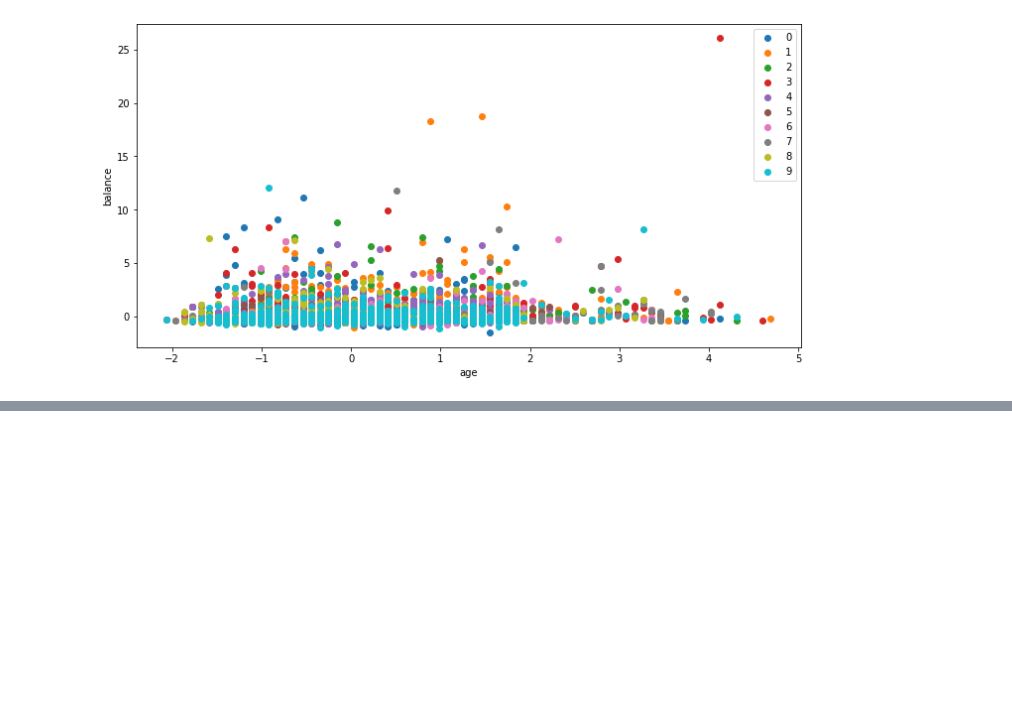
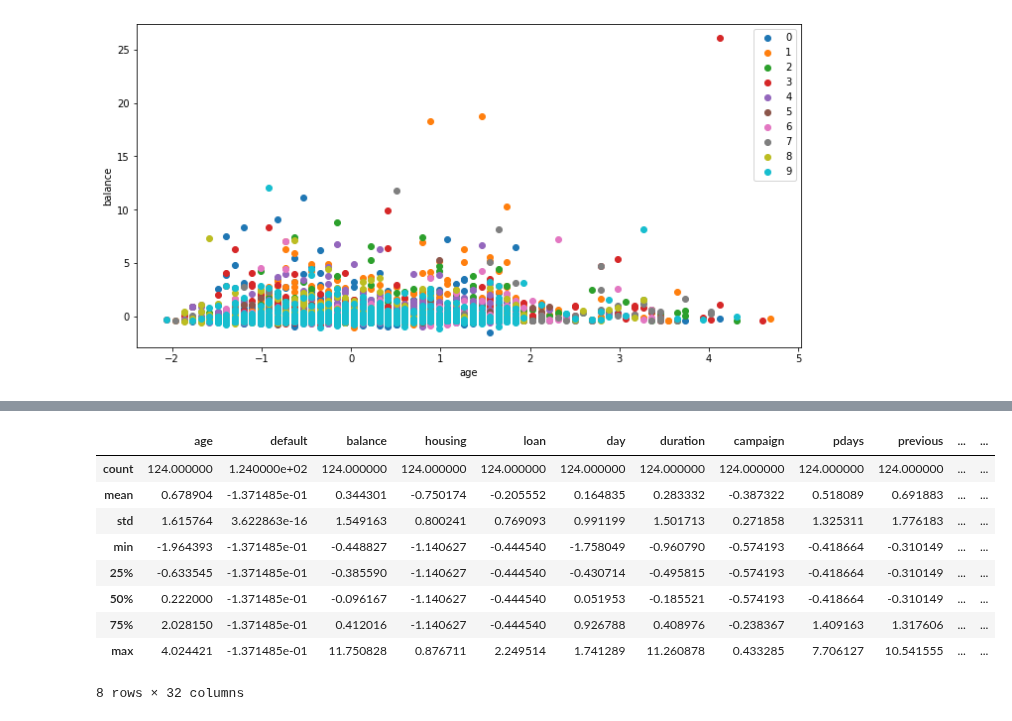
Before and after one commit to seonghyeokcho/Python, a Jupyter notebook: 01_basic_notion/pre-processing_technique.ipynb, the cells around one changed output, grey strips where cells are left out. Saved outputs shown, nothing was run; the diff lists cells and outputs as text; code cells hidden in the pictures; blank space fills up the shorter version.

```diff
--- a/01_basic_notion/pre-processing_technique.ipynb
+++ b/01_basic_notion/pre-processing_technique.ipynb
@@ -1412,3 +1412,7 @@ plt.ylabel("balance")
 plt.show()
 # %% [output]
 [figure]
+# %%
+# Z변환한 데이터셋에 클러스터 ID를 새로운 열 group에 저장
+bank_data_standard["group"] = customer_group
+bank_data_standard.head()
@@ -1414,0 +1442,14 @@ plt.show()
+# %%
+# 클러스터 ID가 7인 데이터의 통계량 확인
+bank_data_standard[bank_data_standard["group"] == 7].describe()
+# %% [output]
+|  | age | default | balance | housing | loan | day | duration | campaign | pdays | previous | ... | ... |
+| count | 124.000000 | 1.240000e+02 | 124.000000 | 124.000000 | 124.000000 | 124.000000 | 124.000000 | 124.000000 | 124.000000 | 124.000000 | ... | ... |
+| mean | 0.678904 | -1.371485e-01 | 0.344301 | -0.750174 | -0.205552 | 0.164835 | 0.283332 | -0.387322 | 0.518089 | 0.691883 | ... | ... |
+| std | 1.615764 | 3.622863e-16 | 1.549163 | 0.800241 | 0.769093 | 0.991199 | 1.501713 | 0.271858 | 1.325311 | 1.776183 | ... | ... |
+| min | -1.964393 | -1.371485e-01 | -0.448827 | -1.140627 | -0.444540 | -1.758049 | -0.960790 | -0.574193 | -0.418664 | -0.310149 | ... | ... |
+| 25% | -0.633545 | -1.371485e-01 | -0.385590 | -1.140627 | -0.444540 | -0.430714 | -0.495815 | -0.574193 | -0.418664 | -0.310149 | ... | ... |
+| 50% | 0.222000 | -1.371485e-01 | -0.096167 | -1.140627 | -0.444540 | 0.051953 | -0.185521 | -0.574193 | -0.418664 | -0.310149 | ... | ... |
+| 75% | 2.028150 | -1.371485e-01 | 0.412016 | -1.140627 | -0.444540 | 0.926788 | 0.408976 | -0.238367 | 1.409163 | 1.317606 | ... | ... |
+| max | 4.024421 | -1.371485e-01 | 11.750828 | 0.876711 | 2.249514 | 1.741289 | 11.260878 | 0.433285 | 7.706127 | 10.541555 | ... | ... |
+8 rows × 32 columns
```
Also changed, not shown: parts of 2 cells of this notebook.
